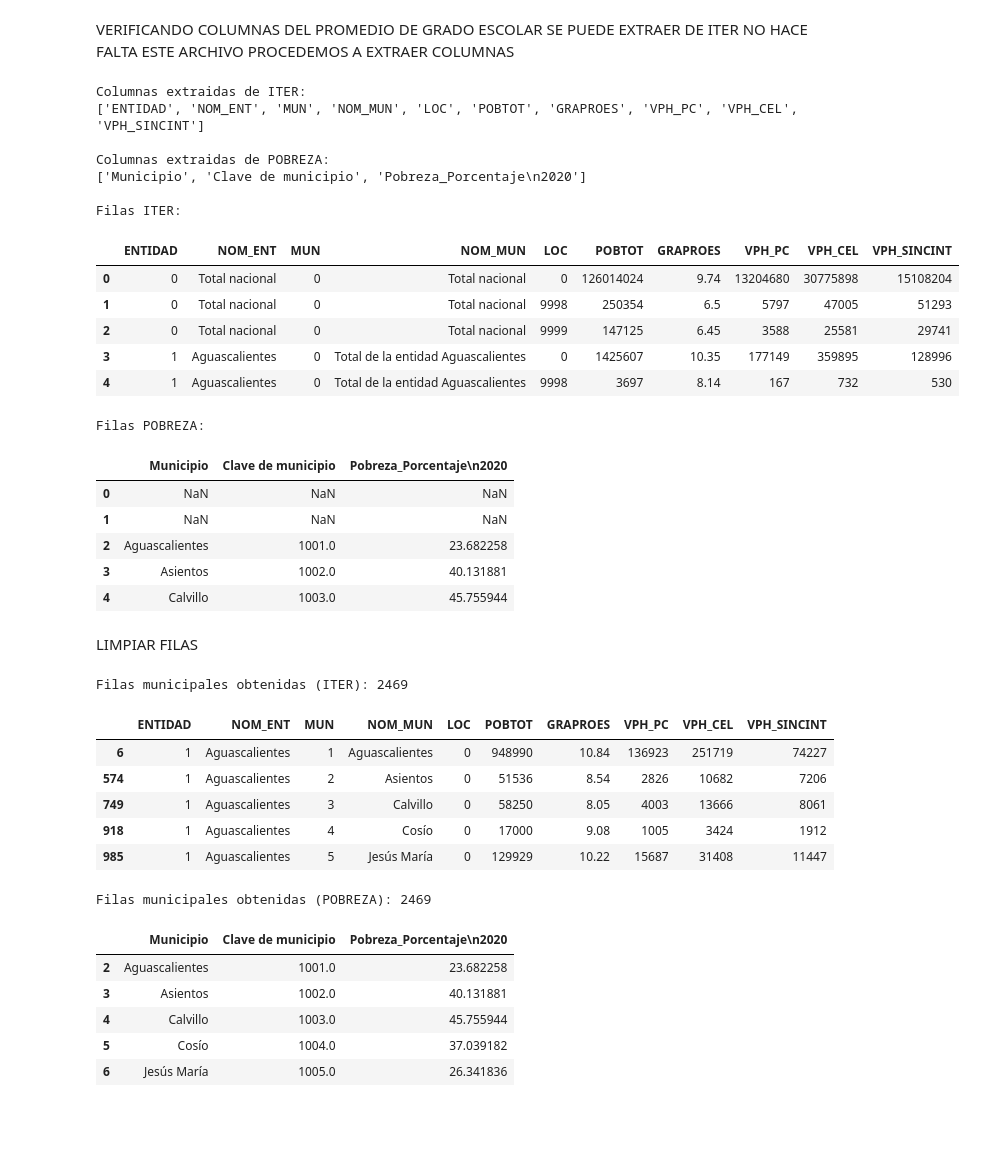
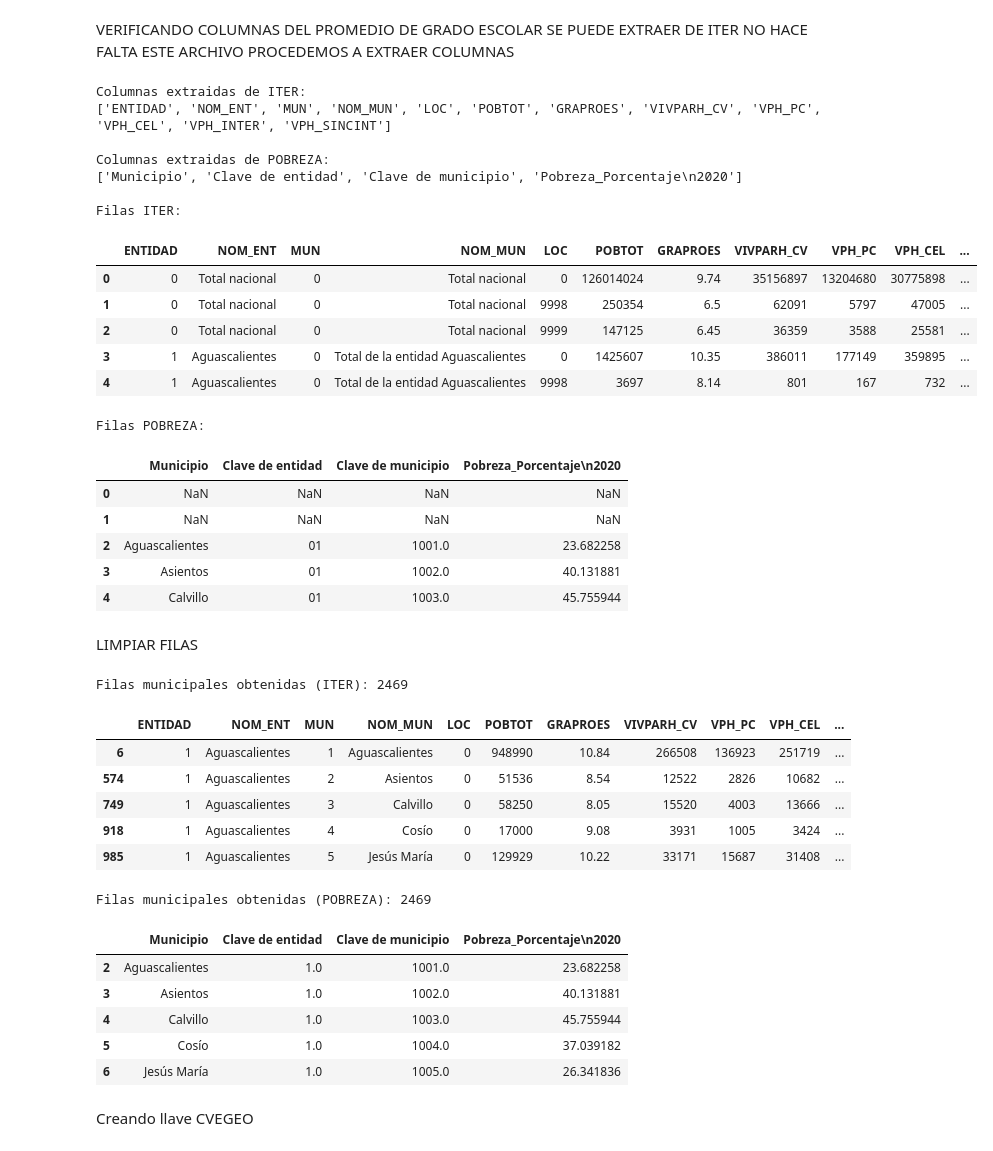
Before and after one commit to bielmarcanum/Proyecto-M7, a Jupyter notebook: LimpiarDatos.ipynb, the cells around one changed output. Drawn from its saved outputs; the diff is of its cells as text; code cells hidden in the pictures; blank space fills up the shorter version.

```diff
--- a/LimpiarDatos.ipynb
+++ b/LimpiarDatos.ipynb
@@ -96,10 +96,11 @@ COLUMNAS_ITER = [
     "MUN", "NOM_MUN", "LOC",
     "POBTOT", "GRAPROES",
     "VPH_PC", "VPH_CEL",
-    "VPH_SINCINT"
+    "VPH_INTER",
+    "VPH_SINCINT", "VIVPARH_CV"
 ]
 COLUMNAS_POBREZA = [
-    "Municipio",
+    "Municipio","Clave de entidad",
     "Clave de municipio",
     "Pobreza_Porcentaje\n2020"
 ]
@@ -114,48 +115,48 @@ nuevas_columnas = []
 for nivel_superior, nivel_inferior in _pobreza_raw.columns:
     if 'Unnamed' in str(nivel_inferior):
         nuevas_columnas.append(str(nivel_superior).strip())
     elif 'Unnamed' in str(nivel_superior):
         nuevas_columnas.append(str(nivel_inferior).strip())
     else:
         nuevas_columnas.append(f"{str(nivel_superior).strip()}_{str(nivel_inferior).strip()}")
 
 _pobreza_raw.columns = nuevas_columnas
 
 # Ahora que las columnas están aplanadas y normalizadas, podemos filtrar las que queremos
 POBREZA = _pobreza_raw[COLUMNAS_POBREZA]
 
 print("Columnas extraidas de ITER:")
 print(ITER.columns.tolist())
 print("\nColumnas extraidas de POBREZA:")
 print(POBREZA.columns.tolist())
 
 #Mostrar los encabezados
 
 print("\nFilas ITER:")
 display(ITER.head())
 print("\nFilas POBREZA:")
 display(POBREZA.head())
 # %% [output]
 Columnas extraidas de ITER:
-['ENTIDAD', 'NOM_ENT', 'MUN', 'NOM_MUN', 'LOC', 'POBTOT', 'GRAPROES', 'VPH_PC', 'VPH_CEL', 'VPH_SINCINT']
+['ENTIDAD', 'NOM_ENT', 'MUN', 'NOM_MUN', 'LOC', 'POBTOT', 'GRAPROES', 'VIVPARH_CV', 'VPH_PC', 'VPH_CEL', 'VPH_INTER', 'VPH_SINCINT']
 
 Columnas extraidas de POBREZA:
-['Municipio', 'Clave de municipio', 'Pobreza_Porcentaje\n2020']
+['Municipio', 'Clave de entidad', 'Clave de municipio', 'Pobreza_Porcentaje\n2020']
 
 Filas ITER:
-|  | ENTIDAD | NOM_ENT | MUN | NOM_MUN | LOC | POBTOT | GRAPROES | VPH_PC | VPH_CEL | VPH_SINCINT |
-| 0 | 0 | Total nacional | 0 | Total nacional | 0 | 126014024 | 9.74 | 13204680 | 30775898 | 15108204 |
-| 1 | 0 | Total nacional | 0 | Total nacional | 9998 | 250354 | 6.5 | 5797 | 47005 | 51293 |
-| 2 | 0 | Total nacional | 0 | Total nacional | 9999 | 147125 | 6.45 | 3588 | 25581 | 29741 |
-| 3 | 1 | Aguascalientes | 0 | Total de la entidad Aguascalientes | 0 | 1425607 | 10.35 | 177149 | 359895 | 128996 |
-| 4 | 1 | Aguascalientes | 0 | Total de la entidad Aguascalientes | 9998 | 3697 | 8.14 | 167 | 732 | 530 |
+|  | ENTIDAD | NOM_ENT | MUN | NOM_MUN | LOC | POBTOT | GRAPROES | VIVPARH_CV | VPH_PC | VPH_CEL | ... |
+| 0 | 0 | Total nacional | 0 | Total nacional | 0 | 126014024 | 9.74 | 35156897 | 13204680 | 30775898 | ... |
+| 1 | 0 | Total nacional | 0 | Total nacional | 9998 | 250354 | 6.5 | 62091 | 5797 | 47005 | ... |
+| 2 | 0 | Total nacional | 0 | Total nacional | 9999 | 147125 | 6.45 | 36359 | 3588 | 25581 | ... |
+| 3 | 1 | Aguascalientes | 0 | Total de la entidad Aguascalientes | 0 | 1425607 | 10.35 | 386011 | 177149 | 359895 | ... |
+| 4 | 1 | Aguascalientes | 0 | Total de la entidad Aguascalientes | 9998 | 3697 | 8.14 | 801 | 167 | 732 | ... |
 Filas POBREZA:
-|  | Municipio | Clave de municipio | Pobreza_Porcentaje\n2020 |
-| 0 | NaN | NaN | NaN |
-| 1 | NaN | NaN | NaN |
-| 2 | Aguascalientes | 1001.0 | 23.682258 |
-| 3 | Asientos | 1002.0 | 40.131881 |
-| 4 | Calvillo | 1003.0 | 45.755944 |
+|  | Municipio | Clave de entidad | Clave de municipio | Pobreza_Porcentaje\n2020 |
+| 0 | NaN | NaN | NaN | NaN |
+| 1 | NaN | NaN | NaN | NaN |
+| 2 | Aguascalientes | 01 | 1001.0 | 23.682258 |
+| 3 | Asientos | 01 | 1002.0 | 40.131881 |
+| 4 | Calvillo | 01 | 1003.0 | 45.755944 |
 # %% [markdown]
 LIMPIAR FILAS
 # %%
@@ -171,13 +172,14 @@ ITER_municipal = ITER[
 
 POBREZA = POBREZA.copy()
 
-for columna in ["Clave de municipio"]:
+for columna in ["Clave de municipio", "Clave de entidad"]:
   POBREZA[columna] = pd.to_numeric(POBREZA[columna], errors='coerce')
 
-# Filtramos las filas de POBREZA de forma segura
+# Filtramos las filas de POBREZA de forma segura (las claves municipales son mayores a 1000)
 POBREZA_municipal = POBREZA[
     (POBREZA["Clave de municipio"] > 1000) &
-    (POBREZA["Clave de municipio"].notna())
+    (POBREZA["Clave de municipio"].notna()) &
+    (POBREZA["Clave de entidad"]>0)
 ].copy()
 
 print("Filas municipales obtenidas (ITER):", len(ITER_municipal))
@@ -187,16 +189,18 @@ print("\nFilas municipales obtenidas (POBREZA):", len(POBREZA_municipal))
 display(POBREZA_municipal.head())
 # %% [output]
 Filas municipales obtenidas (ITER): 2469
-|  | ENTIDAD | NOM_ENT | MUN | NOM_MUN | LOC | POBTOT | GRAPROES | VPH_PC | VPH_CEL | VPH_SINCINT |
-| 6 | 1 | Aguascalientes | 1 | Aguascalientes | 0 | 948990 | 10.84 | 136923 | 251719 | 74227 |
-| 574 | 1 | Aguascalientes | 2 | Asientos | 0 | 51536 | 8.54 | 2826 | 10682 | 7206 |
-| 749 | 1 | Aguascalientes | 3 | Calvillo | 0 | 58250 | 8.05 | 4003 | 13666 | 8061 |
-| 918 | 1 | Aguascalientes | 4 | Cosío | 0 | 17000 | 9.08 | 1005 | 3424 | 1912 |
-| 985 | 1 | Aguascalientes | 5 | Jesús María | 0 | 129929 | 10.22 | 15687 | 31408 | 11447 |
+|  | ENTIDAD | NOM_ENT | MUN | NOM_MUN | LOC | POBTOT | GRAPROES | VIVPARH_CV | VPH_PC | VPH_CEL | ... |
+| 6 | 1 | Aguascalientes | 1 | Aguascalientes | 0 | 948990 | 10.84 | 266508 | 136923 | 251719 | ... |
+| 574 | 1 | Aguascalientes | 2 | Asientos | 0 | 51536 | 8.54 | 12522 | 2826 | 10682 | ... |
+| 749 | 1 | Aguascalientes | 3 | Calvillo | 0 | 58250 | 8.05 | 15520 | 4003 | 13666 | ... |
+| 918 | 1 | Aguascalientes | 4 | Cosío | 0 | 17000 | 9.08 | 3931 | 1005 | 3424 | ... |
+| 985 | 1 | Aguascalientes | 5 | Jesús María | 0 | 129929 | 10.22 | 33171 | 15687 | 31408 | ... |
 Filas municipales obtenidas (POBREZA): 2469
-|  | Municipio | Clave de municipio | Pobreza_Porcentaje\n2020 |
-| 2 | Aguascalientes | 1001.0 | 23.682258 |
-| 3 | Asientos | 1002.0 | 40.131881 |
-| 4 | Calvillo | 1003.0 | 45.755944 |
-| 5 | Cosío | 1004.0 | 37.039182 |
-| 6 | Jesús María | 1005.0 | 26.341836 |
+|  | Municipio | Clave de entidad | Clave de municipio | Pobreza_Porcentaje\n2020 |
+| 2 | Aguascalientes | 1.0 | 1001.0 | 23.682258 |
+| 3 | Asientos | 1.0 | 1002.0 | 40.131881 |
+| 4 | Calvillo | 1.0 | 1003.0 | 45.755944 |
+| 5 | Cosío | 1.0 | 1004.0 | 37.039182 |
+| 6 | Jesús María | 1.0 | 1005.0 | 26.341836 |
+# %% [markdown]
+Creando llave CVEGEO
```
Also changed, not shown: parts of 15 cells of this notebook.
